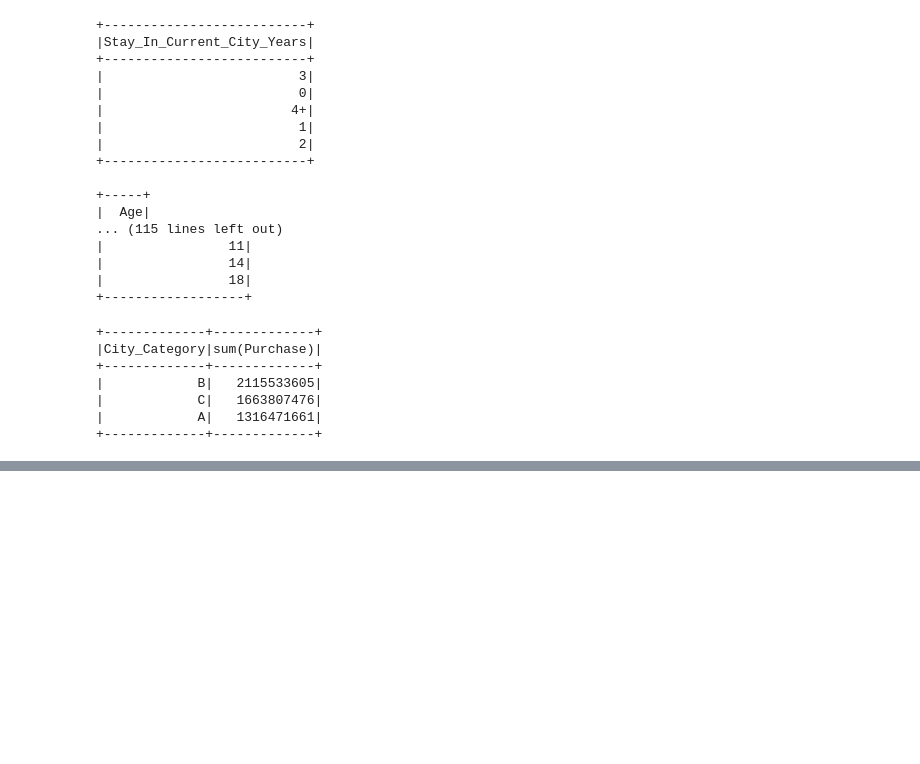
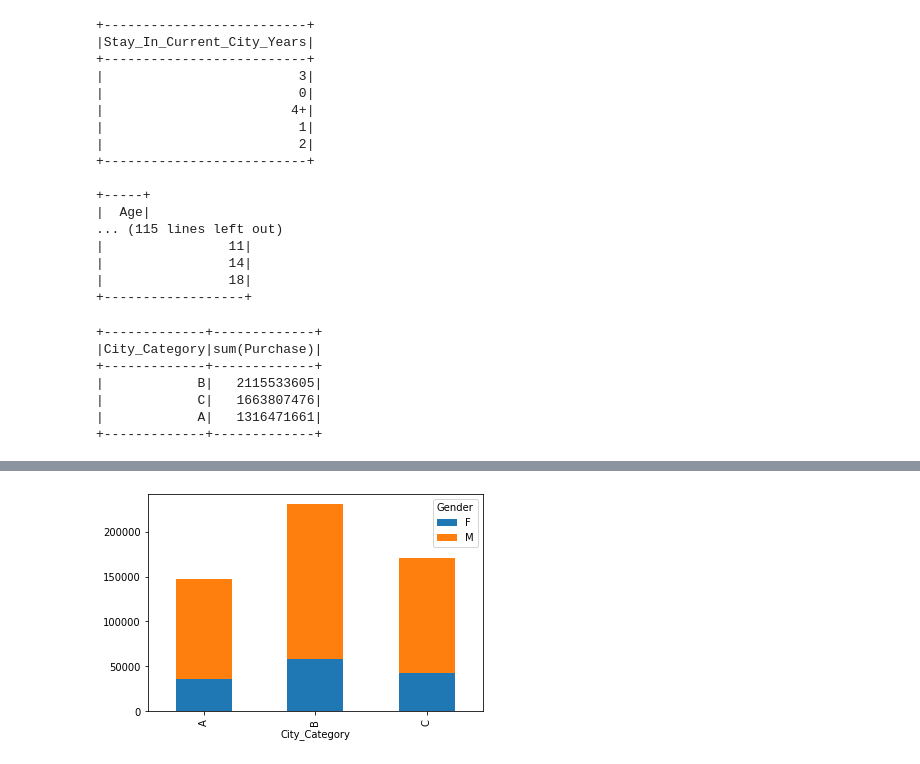
Before and after one commit to celiocausjunior/BigDataSenac, a Jupyter notebook: instalacao_spark_senac.ipynb, the cells around one changed output, grey strips where cells are left out. Saved outputs shown, nothing was run; the diff lists cells and outputs as text; code cells hidden in the pictures; blank space fills up the shorter version.

```diff
--- a/instalacao_spark_senac.ipynb
+++ b/instalacao_spark_senac.ipynb
@@ -315,0 +356,4 @@ df.groupBy("City_Category").agg(F.sum("Purchase")).show()
+# %%
+df_02 = df_pd.groupby(['City_Category', 'Gender']).size().unstack().plot(kind='bar', stacked = True)
+# %% [output]
+[figure, added]
```
Also changed, not shown: parts of 6 cells of this notebook.
